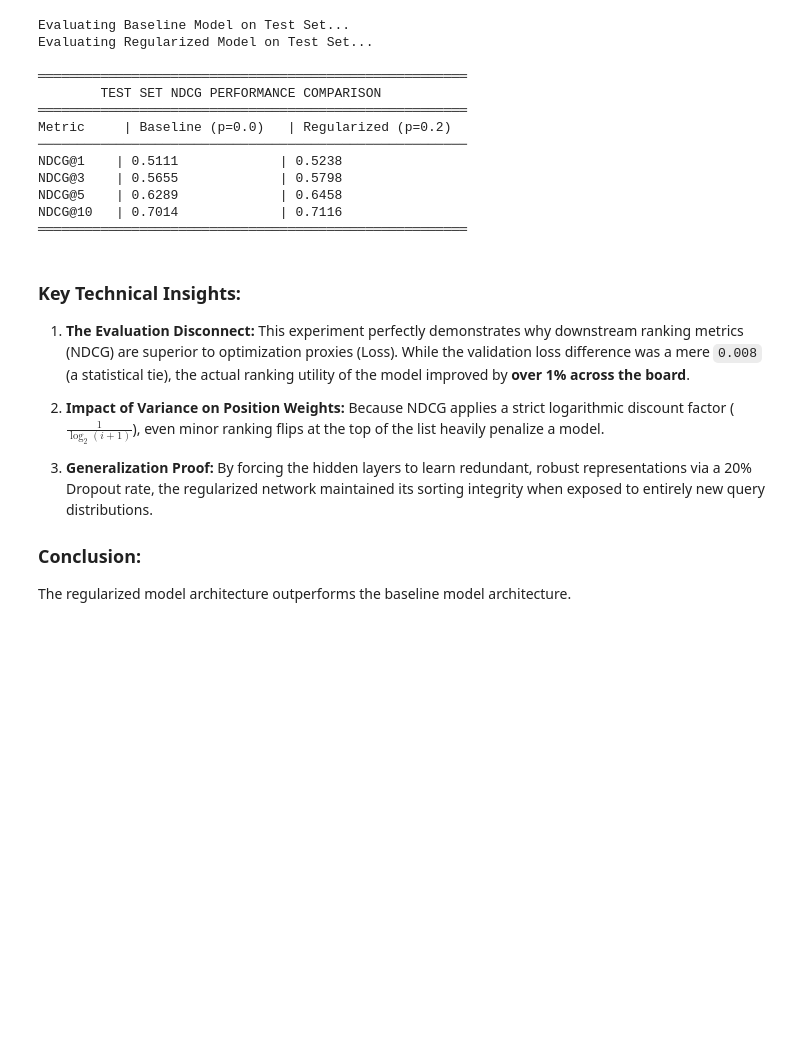
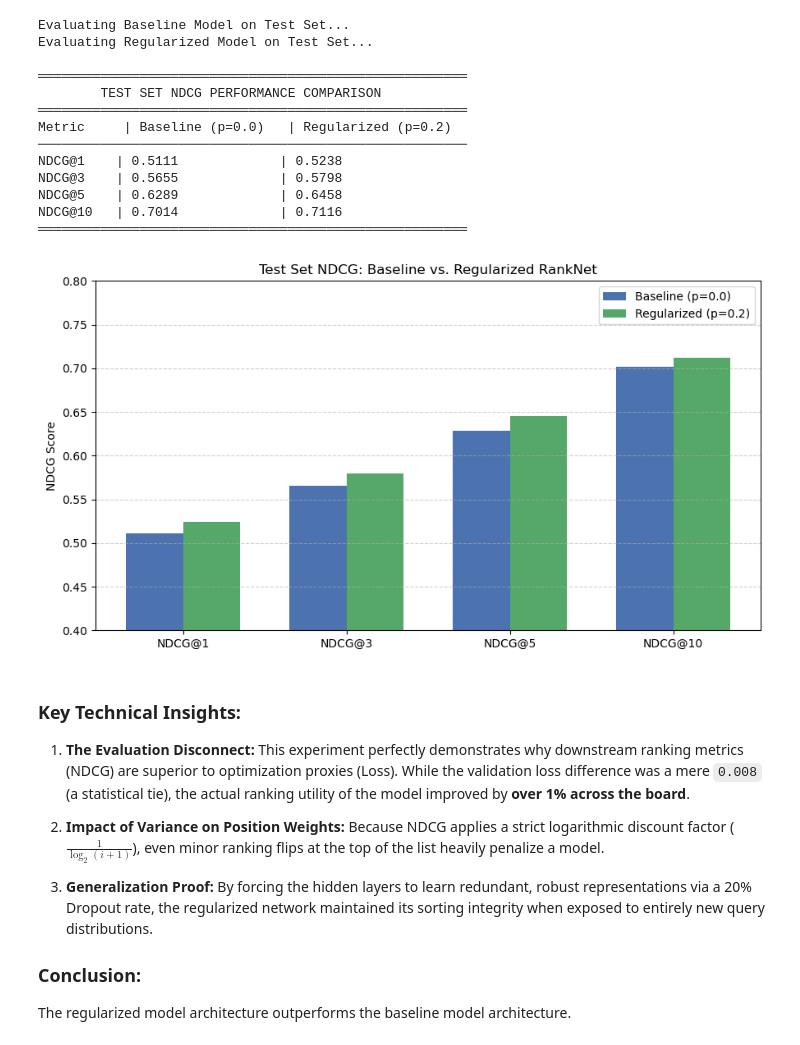
Before and after one commit to navaneeswar854/Learning-To-Rank-for-Search, a Jupyter notebook: week3/notebooks/RankNet.ipynb, the cells around one changed output. Saved outputs shown, nothing was run; the diff lists cells and outputs as text; code cells hidden in the pictures; blank space fills up the shorter version.

```diff
--- a/week3/notebooks/RankNet.ipynb
+++ b/week3/notebooks/RankNet.ipynb
@@ -1026,3 +1066,19 @@ NDCG@10   | 0.7014             | 0.7116
+# %%
+k_labels = ['NDCG@1', 'NDCG@3', 'NDCG@5', 'NDCG@10']
+baseline_scores    = [0.5111, 0.5655, 0.6289, 0.7014]
+regularized_scores = [0.5238, 0.5798, 0.6458, 0.7116]
+
+x = np.arange(len(k_labels)); width = 0.35
+fig, ax = plt.subplots(figsize=(9, 5))
+ax.bar(x - width/2, baseline_scores,    width, label='Baseline (p=0.0)', color='#4C72B0')
+ax.bar(x + width/2, regularized_scores, width, label='Regularized (p=0.2)', color='#55A868')
+ax.set_ylabel('NDCG Score')
+ax.set_title('Test Set NDCG: Baseline vs. Regularized RankNet')
+ax.set_xticks(x); ax.set_xticklabels(k_labels)
+ax.set_ylim(0.4, 0.8); ax.legend(); ax.grid(axis='y', linestyle='--', alpha=0.6)
+plt.tight_layout(); plt.show()
+# %% [output]
+[figure, added]
 # %% [markdown]
 ### **Key Technical Insights:**
 
```
Also changed, not shown: parts of 9 cells of this notebook.
